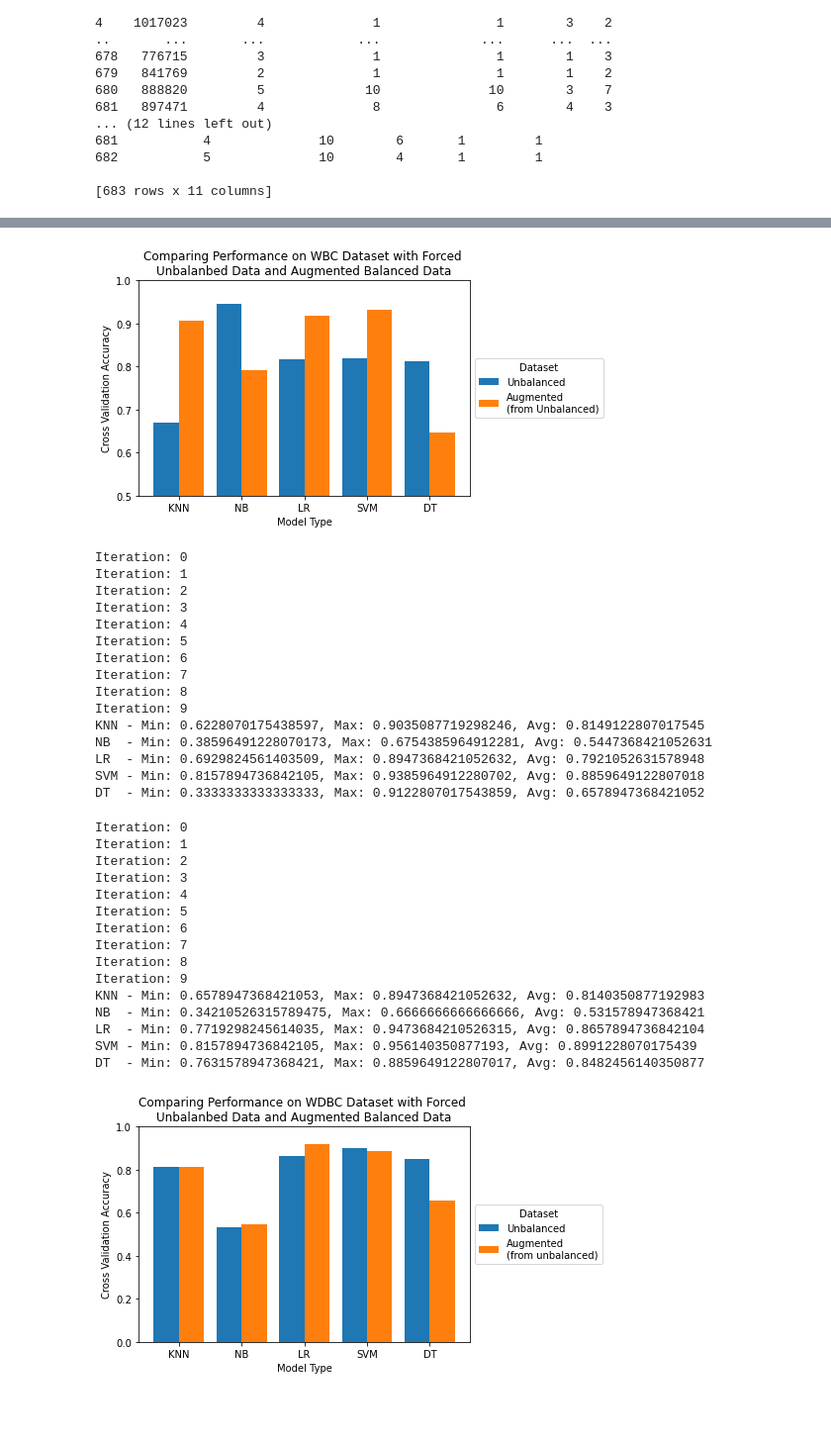
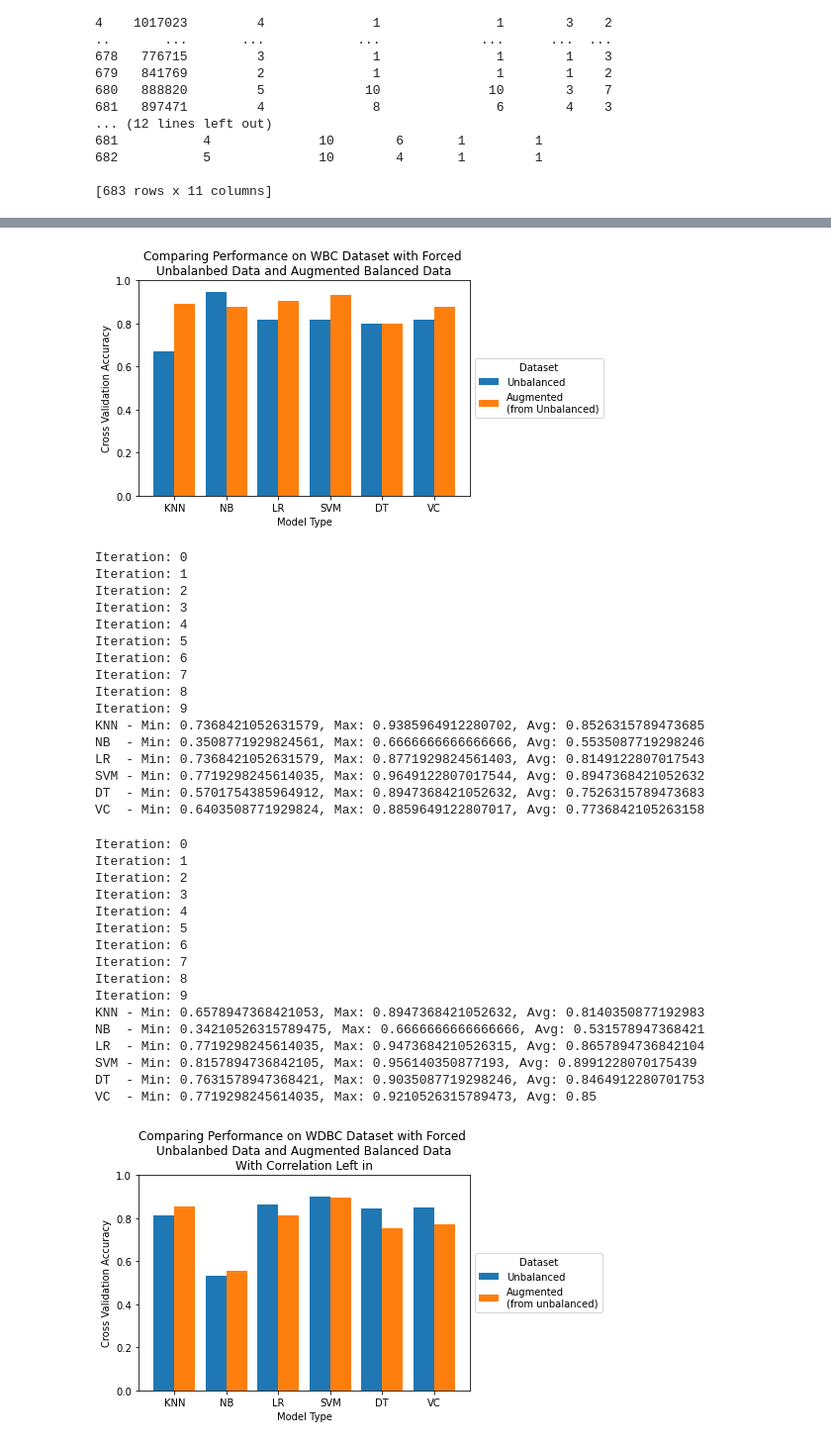
Before and after one commit to sprice134/MQP-2023, a Jupyter notebook: Code/Wole-Paper1/augmentationImbalance.ipynb, the cells around one changed output, grey strips where cells are left out. Shown at 99% size. Drawn from its saved outputs; the diff is of its cells as text; code cells hidden in the pictures; blank space fills up the shorter version.

```diff
--- a/Code/Wole-Paper1/augmentationImbalance.ipynb
+++ b/Code/Wole-Paper1/augmentationImbalance.ipynb
@@ -69,6 +69,7 @@ augNbWBC = []
 augLrWBC = []
 augSvmWBC = []
 augDtWBC = []
+augVcWBC = []
 for i in range(10):
     X = df[cols[1:-1]]
     y = df[cols[-1]]
@@ -90,6 +91,7 @@ for i in range(10):
     augLrWBC.append(scores[2])
     augSvmWBC.append(scores[3])
     augDtWBC.append(scores[4])
+    augVcWBC.append(scores[5])
     print('Iteration: {}'.format(i))
 
 
@@ -103,6 +105,8 @@ print('SVM - Min: {}, Max: {}, Avg: {}'.format(min(augSvmWBC), max(augSvmWBC), s
 #print('   Best Seed: {}'.format(42 + svmRegressionScores.index(max(svmRegressionScores))))
 print('DT  - Min: {}, Max: {}, Avg: {}'.format(min(augDtWBC), max(augDtWBC), sum(augDtWBC)/len(augDtWBC)))
 #print('   Best Seed: {}'.format(42 + decisionTreeRegressionScores.index(max(decisionTreeRegressionScores))))
+print('VC  - Min: {}, Max: {}, Avg: {}'.format(min(augVcWBC), max(augVcWBC), sum(augVcWBC)/len(augVcWBC)))
+#print('   Best Seed: {}'.format(42 + decisionTreeRegressionScores.index(max(decisionTreeRegressionScores))))
 # %% [output]
 Iteration: 0
 Iteration: 1
@@ -125,6 +130,7 @@ nbWBC = []
 lrWBC = []
 svmWBC = []
 dtWBC = []
+vcWBC = []
 for i in range(10):
     X = df[cols[1:-1]]
     y = df[cols[-1]]
@@ -146,6 +152,7 @@ for i in range(10):
     lrWBC.append(scores[2])
     svmWBC.append(scores[3])
     dtWBC.append(scores[4])
+    vcWBC.append(scores[5])
     print('Iteration: {}'.format(i))
 
 
@@ -159,6 +166,8 @@ print('SVM - Min: {}, Max: {}, Avg: {}'.format(min(svmWBC), max(svmWBC), sum(svm
 #print('   Best Seed: {}'.format(42 + svmRegressionScores.index(max(svmRegressionScores))))
 print('DT  - Min: {}, Max: {}, Avg: {}'.format(min(dtWBC), max(dtWBC), sum(dtWBC)/len(dtWBC)))
 #print('   Best Seed: {}'.format(42 + decisionTreeRegressionScores.index(max(decisionTreeRegressionScores))))
+print('VC  - Min: {}, Max: {}, Avg: {}'.format(min(vcWBC), max(vcWBC), sum(vcWBC)/len(vcWBC)))
+#print('   Best Seed: {}'.format(42 + decisionTreeRegressionScores.index(max(decisionTreeRegressionScores))))
 # %% [output]
 Iteration: 0
 Iteration: 1
@@ -178,12 +188,12 @@ DT  - Min: 0.781021897810219, Max: 0.8759124087591241, Avg: 0.813138686131387
 # %%
 import matplotlib.pyplot as plt
 
-X_Vals = ['KNN','NB','LR','SVM', 'DT']
+X_Vals = ['KNN','NB','LR','SVM', 'DT', 'VC']
 
 aug = [np.mean(augKnnWBC), np.mean(augNbWBC), np.mean(augLrWBC),
-        np.mean(augSvmWBC), np.mean(augDtWBC)]
+        np.mean(augSvmWBC), np.mean(augDtWBC), np.mean(augVcWBC)]
 reg = [np.mean(knnWBC), np.mean(nbWBC), np.mean(lrWBC),
-        np.mean(svmWBC), np.mean(dtWBC)]
+        np.mean(svmWBC), np.mean(dtWBC), np.mean(vcWBC)]
 
 
 
@@ -196,12 +206,12 @@ plt.bar(X_axis + 0.2, aug, 0.4, label = 'Augmented\n(from Unbalanced)')
 plt.xticks(X_axis, X_Vals)
 plt.xlabel("Model Type")
 plt.ylabel("Cross Validation Accuracy")
-plt.ylim(0.5,1)
+plt.ylim(0.0,1)
 plt.title("Comparing Performance on WBC Dataset with Forced \nUnbalanbed Data and Augmented Balanced Data")
 plt.legend(title='Dataset',loc='center left', bbox_to_anchor=(1, 0.5))
 plt.show()
 # %% [output]
-[figure, old version]
+[figure, new version]
 # %%
 cols = ['ID', 'Diagnosis', 'radius', 'texture', 'perimeter', 'area', 'smoothness', 'compactness', 'concavity', 'concave_points', 'symmetry', 'fractal_dimension',
         'radius_SE', 'texture_SE', 'perimeter_SE', 'area_SE', 'smoothness_SE', 'compactness_SE', 'concavity_SE', 'concave_points_SE', 'symmetry_SE', 'fractal_dimension_SE',
@@ -217,6 +227,7 @@ augNbWDBC = []
 augLrWDBC = []
 augSvmWDBC = []
 augDtWDBC = []
+augVcWDBC = []
 for i in range(10):
     X = df[cols[2:]]
     y = df[cols[1]]
@@ -238,6 +249,7 @@ for i in range(10):
     augLrWDBC.append(scores[2])
     augSvmWDBC.append(scores[3])
     augDtWDBC.append(scores[4])
+    augVcWDBC.append(scores[5])
     print('Iteration: {}'.format(i))
 
 
@@ -251,6 +263,8 @@ print('SVM - Min: {}, Max: {}, Avg: {}'.format(min(augSvmWDBC), max(augSvmWDBC),
 #print('   Best Seed: {}'.format(42 + svmRegressionScores.index(max(svmRegressionScores))))
 print('DT  - Min: {}, Max: {}, Avg: {}'.format(min(augDtWDBC), max(augDtWDBC), sum(augDtWDBC)/len(augDtWDBC)))
 #print('   Best Seed: {}'.format(42 + decisionTreeRegressionScores.index(max(decisionTreeRegressionScores))))
+print('VC  - Min: {}, Max: {}, Avg: {}'.format(min(augVcWDBC), max(augVcWDBC), sum(augVcWDBC)/len(augVcWDBC)))
+#print('   Best Seed: {}'.format(42 + decisionTreeRegressionScores.index(max(decisionTreeRegressionScores))))
 # %% [output]
 Iteration: 0
 Iteration: 1
@@ -262,17 +276,19 @@ Iteration: 6
 Iteration: 7
 Iteration: 8
 Iteration: 9
-KNN - Min: 0.6228070175438597, Max: 0.9035087719298246, Avg: 0.8149122807017545
-NB  - Min: 0.38596491228070173, Max: 0.6754385964912281, Avg: 0.5447368421052631
-LR  - Min: 0.6929824561403509, Max: 0.8947368421052632, Avg: 0.7921052631578948
-SVM - Min: 0.8157894736842105, Max: 0.9385964912280702, Avg: 0.8859649122807018
-DT  - Min: 0.3333333333333333, Max: 0.9122807017543859, Avg: 0.6578947368421052
+KNN - Min: 0.7368421052631579, Max: 0.9385964912280702, Avg: 0.8526315789473685
+NB  - Min: 0.3508771929824561, Max: 0.6666666666666666, Avg: 0.5535087719298246
+LR  - Min: 0.7368421052631579, Max: 0.8771929824561403, Avg: 0.8149122807017543
+SVM - Min: 0.7719298245614035, Max: 0.9649122807017544, Avg: 0.8947368421052632
+DT  - Min: 0.5701754385964912, Max: 0.8947368421052632, Avg: 0.7526315789473683
+VC  - Min: 0.6403508771929824, Max: 0.8859649122807017, Avg: 0.7736842105263158
 # %%
 knnWDBC = []
 nbWDBC = []
 lrWDBC = []
 svmWDBC = []
 dtWDBC = []
+vcWDBC = []
 for i in range(10):
     X = df[cols[2:]]
     y = df[cols[1]]
@@ -294,6 +310,7 @@ for i in range(10):
     lrWDBC.append(scores[2])
     svmWDBC.append(scores[3])
     dtWDBC.append(scores[4])
+    vcWDBC.append(scores[5])
     print('Iteration: {}'.format(i))
 
 
@@ -308,6 +325,8 @@ print('SVM - Min: {}, Max: {}, Avg: {}'.format(min(svmWDBC), max(svmWDBC), sum(s
 #print('   Best Seed: {}'.format(42 + svmRegressionScores.index(max(svmRegressionScores))))
 print('DT  - Min: {}, Max: {}, Avg: {}'.format(min(dtWDBC), max(dtWDBC), sum(dtWDBC)/len(dtWDBC)))
 #print('   Best Seed: {}'.format(42 + decisionTreeRegressionScores.index(max(decisionTreeRegressionScores))))
+print('VC  - Min: {}, Max: {}, Avg: {}'.format(min(vcWDBC), max(vcWDBC), sum(vcWDBC)/len(vcWDBC)))
+#print('   Best Seed: {}'.format(42 + decisionTreeRegressionScores.index(max(decisionTreeRegressionScores))))
 # %% [output]
 Iteration: 0
 Iteration: 1
@@ -323,32 +342,30 @@ KNN - Min: 0.6578947368421053, Max: 0.8947368421052632, Avg: 0.8140350877192983
 NB  - Min: 0.34210526315789475, Max: 0.6666666666666666, Avg: 0.531578947368421
 LR  - Min: 0.7719298245614035, Max: 0.9473684210526315, Avg: 0.8657894736842104
 SVM - Min: 0.8157894736842105, Max: 0.956140350877193, Avg: 0.8991228070175439
-DT  - Min: 0.7631578947368421, Max: 0.8859649122807017, Avg: 0.8482456140350877
+DT  - Min: 0.7631578947368421, Max: 0.9035087719298246, Avg: 0.8464912280701753
+VC  - Min: 0.7719298245614035, Max: 0.9210526315789473, Avg: 0.85
 # %%
 import matplotlib.pyplot as plt
 
-X_Vals = ['KNN','NB','LR','SVM', 'DT']
+X_Vals = ['KNN','NB','LR','SVM', 'DT', 'VC' ]
+
+aug = [np.mean(augKnnWDBC), np.mean(augNbWDBC), np.mean(augLrWDBC),
+        np.mean(augSvmWDBC), np.mean(augDtWDBC), np.mean(augVcWDBC)]
+reg = [np.mean(knnWDBC), np.mean(nbWDBC), np.mean(lrWDBC),
+        np.mean(svmWDBC), np.mean(dtWDBC), np.mean(vcWDBC)]
 
 
-X = ['KNN','NB','LR','SVM', 'DT']
-
-aug = [np.mean(augKnnWDBC), np.mean(augNbWDBC), np.mean(augLrWBC),
-        np.mean(augSvmWDBC), np.mean(augDtWDBC)]
-reg = [np.mean(knnWDBC), np.mean(nbWDBC), np.mean(lrWDBC),
-        np.mean(svmWDBC), np.mean(dtWDBC)]
-
-
-X_axis = np.arange(len(X))
+X_axis = np.arange(len(X_Vals))
 
 plt.bar(X_axis - 0.2, reg, 0.4, label = 'Unbalanced')
 plt.bar(X_axis + 0.2, aug, 0.4, label = 'Augmented\n(from unbalanced)')
 
-plt.xticks(X_axis, X)
+plt.xticks(X_axis, X_Vals)
 plt.xlabel("Model Type")
 plt.ylabel("Cross Validation Accuracy")
 plt.ylim(0.0,1)
-plt.title("Comparing Performance on WDBC Dataset with Forced \nUnbalanbed Data and Augmented Balanced Data")
+plt.title("Comparing Performance on WDBC Dataset with Forced \nUnbalanbed Data and Augmented Balanced Data\nWith Correlation Left in")
 plt.legend(title='Dataset',loc='center left', bbox_to_anchor=(1, 0.5))
 plt.show()
 # %% [output]
-[figure, old version]
+[figure, new version]
```
Also changed, not shown: parts of 6 cells of this notebook, 3 other files.
